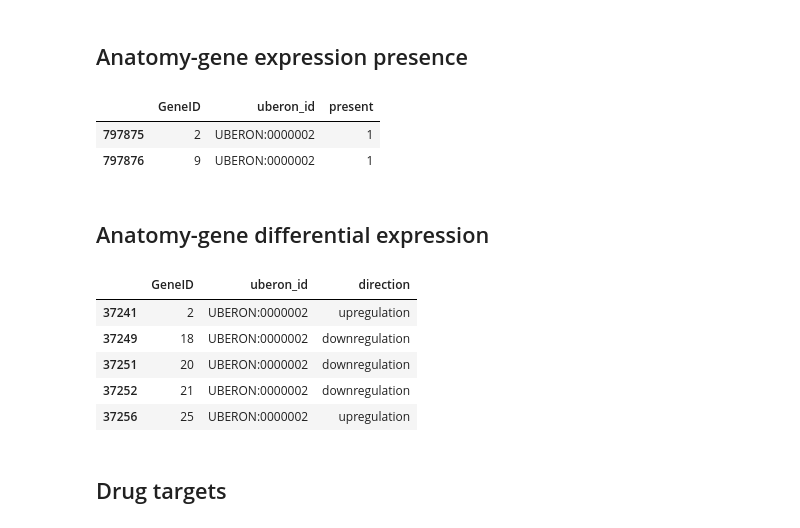
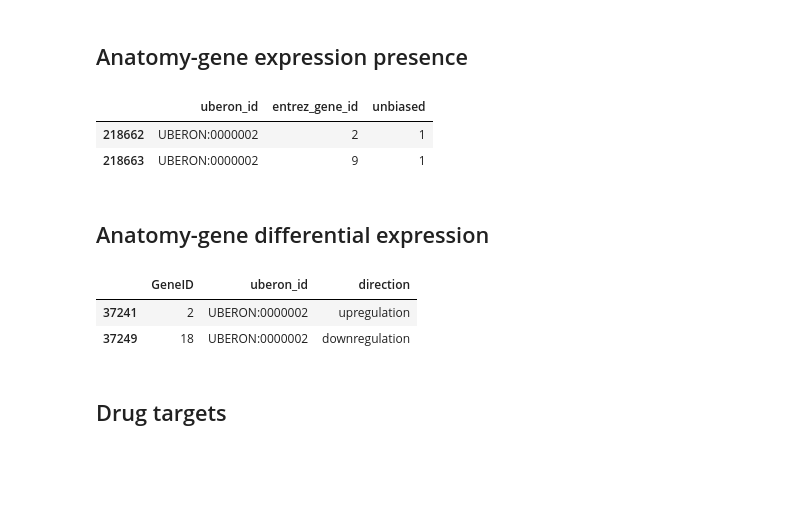
Before and after one commit to dhimmel/integrate, a Jupyter notebook: integrate.ipynb, the cells around one changed output. Drawn from its saved outputs; the diff is of its cells as text; code cells hidden in the pictures; blank space fills up the shorter version.

```diff
--- a/integrate.ipynb
+++ b/integrate.ipynb
@@ -288,16 +289,14 @@ for i, row in disease_similarity_df.iterrows():
 # %% [markdown]
 ## Anatomy-gene expression presence
 # %%
-commit = 'bd50da6c931675a0316a71ab5c6d7d1bbd35f8bd'
-url = rawgit('dhimmel', 'bgee', commit, 'data/present-in-adult.tsv.gz')
+commit = 'd6b0c99352db27469f2c3399cecb6f9fae2db547'
+url = rawgit('dhimmel', 'tissues', commit, 'data/tissues-bgee-combined.tsv.gz')
 expr_df = pandas.read_table(open_gz_url(url))
-expr_df = pandas.melt(expr_df, id_vars='GeneID', var_name='uberon_id', value_name='present')
-expr_df = expr_df.query("present == 1")
-expr_df = expr_df[expr_df.uberon_id.isin(uberon_df.uberon_id) & expr_df.GeneID.isin(coding_genes)]
+expr_df = expr_df[expr_df.uberon_id.isin(uberon_df.uberon_id) & expr_df.entrez_gene_id.isin(coding_genes)]
 expr_df.head(2)
 # %% [output]
-|  | GeneID | uberon_id | present |
-| 797875 | 2 | UBERON:0000002 | 1 |
-| 797876 | 9 | UBERON:0000002 | 1 |
+|  | uberon_id | entrez_gene_id | unbiased |
+| 218662 | UBERON:0000002 | 2 | 1 |
+| 218663 | UBERON:0000002 | 9 | 1 |
 # %%
 for i, row in expr_df.iterrows():
@@ -310,19 +309,16 @@ for i, row in expr_df.iterrows():
 # %%
 commit = 'bd50da6c931675a0316a71ab5c6d7d1bbd35f8bd'
 url = rawgit('dhimmel', 'bgee', commit, 'data/diffex.tsv.gz')
 diffex_df = pandas.read_table(open_gz_url(url))
 diffex_df = pandas.melt(diffex_df, id_vars='GeneID', var_name='uberon_id', value_name='direction')
 diffex_df = diffex_df.query("direction != 0")
 diffex_df = diffex_df[diffex_df.uberon_id.isin(uberon_df.uberon_id) & diffex_df.GeneID.isin(coding_genes)]
 diffex_df = diffex_df.replace({'direction': {-1: 'downregulation', 1: 'upregulation'}})
-diffex_df.head()
+diffex_df.head(2)
 # %% [output]
 |  | GeneID | uberon_id | direction |
 | 37241 | 2 | UBERON:0000002 | upregulation |
 | 37249 | 18 | UBERON:0000002 | downregulation |
-| 37251 | 20 | UBERON:0000002 | downregulation |
-| 37252 | 21 | UBERON:0000002 | downregulation |
-| 37256 | 25 | UBERON:0000002 | upregulation |
 # %%
 for i, row in diffex_df.iterrows():
     source_id = 'gene', row['GeneID']
```
Also changed, not shown: parts of 8 cells of this notebook.
